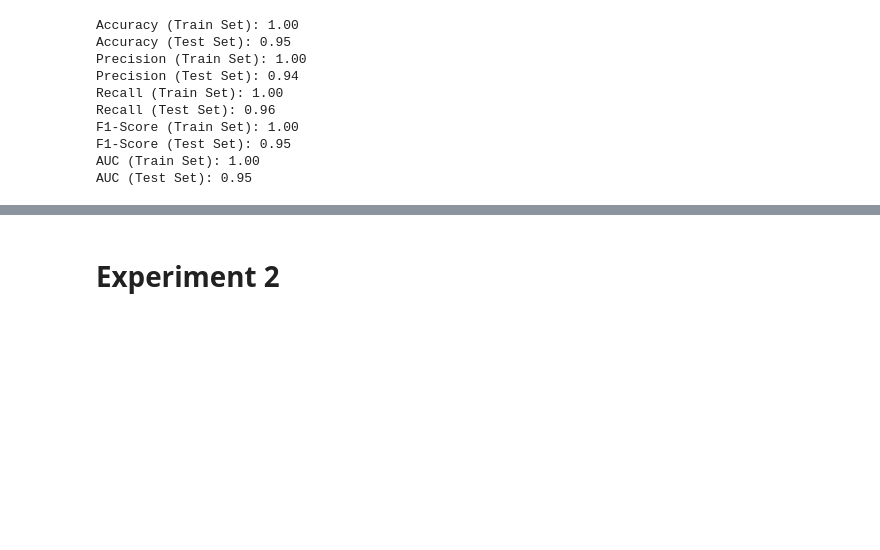
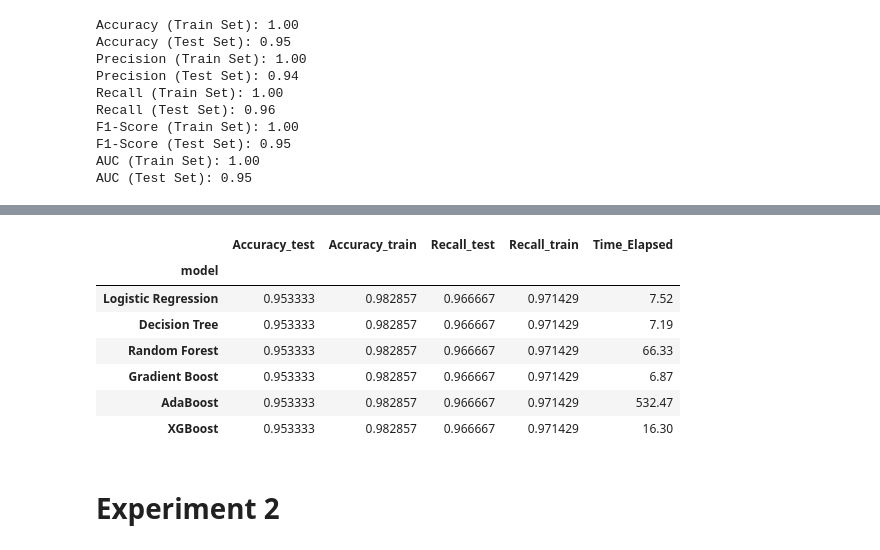
Before and after one commit to audryannoor/Predict-Clicked-Ads-Customer-Classification-by-using-Machine-Learning, a Jupyter notebook: Rafif Noor Audryan_Predict Clicked Ads Customer Classification by using Machine Learning.ipynb, the cells around one changed output, grey strips where cells are left out. Cells and saved outputs as stored; diff of their text form; code cells hidden in the pictures; blank space fills up the shorter version.

```diff
--- a/Rafif Noor Audryan_Predict Clicked Ads Customer Classification by using Machine Learning.ipynb
+++ b/Rafif Noor Audryan_Predict Clicked Ads Customer Classification by using Machine Learning.ipynb
@@ -803,0 +845,7 @@ AUC (Test Set): 0.94
+# %%
+from xgboost import XGBClassifier, XGBRegressor
+xg = XGBClassifier(random_state=24)
+xg.fit(X_train, y_train)
+y_train_pred = xg.predict(X_train)
+y_pred = xg.predict(X_test)
+eval_classification(xg, y_train_pred,y_pred,y_train,y_test)
@@ -803,0 +904,12 @@ AUC (Test Set): 0.94
+# %%
+models_dict = {}
+models_dict["Logistic Regression"] = logreg_tuned
+models_dict["Decision Tree"] = dtc_tuned
+models_dict["Random Forest"] = rfc_tuned
+models_dict["Gradient Boost"] = gbc_tuned
+models_dict["AdaBoost"] = ab_tuned
+models_dict["XGBoost"] = xg_tuned
+# %%
+for model_name, model in models_dict.items():
+    print(f"Training model {model_name}")
+    %time model.fit(X_train,y_train)
@@ -804,3 +966,51 @@ AUC (Test Set): 0.94
+# %%
+# create list to append evaluation metrics train
+precision_train = []
+recall_train = []
+accuracy_train = []
+confusion_m_train = []
+
+# calculate error train
+for y_pred in train_prediction_results:
+    precision_train.append(precision_score(y_train, y_train_pred))
+    recall_train.append(recall_score(y_train, y_train_pred))
+    accuracy_train.append(accuracy_score(y_train, y_train_pred))
+    confusion_m_train.append(confusion_matrix(y_train, y_train_pred))
+
+# create list to append evaluation metrics train
+precision_test = []
+recall_test = []
+accuracy_test = []
+confusion_m_test = []
+
+# calculate error train
+for y_pred in test_prediction_results:
+    precision_test.append(precision_score(y_test, y_test_pred))
+    recall_test.append(recall_score(y_test, y_test_pred))
+    accuracy_test.append(accuracy_score(y_test, y_test_pred))
+    confusion_m_test.append(confusion_matrix(y_test, y_test_pred))
+models_name = list(models_dict.keys())
+# create dataframe for model performances
+eval_dict = {
+    'model':models_dict.keys(),
+    'Accuracy_test': accuracy_test,
+    'Accuracy_train': accuracy_train,
+    'Recall_test': recall_test,
+    'Recall_train': recall_train,
+    'Time_Elapsed': train_val_time_elapsed
+}
+df_results1 = pd.DataFrame(data=eval_dict)
+df_results1 = df_results1.set_index("model")
+df_results1.sort_values(['Recall_test','Accuracy_test','Accuracy_train'], ascending = False)
+# %% [output]
+|  | Accuracy_test | Accuracy_train | Recall_test | Recall_train | Time_Elapsed |
+| model |  |  |  |  |  |
+| Logistic Regression | 0.953333 | 0.982857 | 0.966667 | 0.971429 | 7.52 |
+| Decision Tree | 0.953333 | 0.982857 | 0.966667 | 0.971429 | 7.19 |
+| Random Forest | 0.953333 | 0.982857 | 0.966667 | 0.971429 | 66.33 |
+| Gradient Boost | 0.953333 | 0.982857 | 0.966667 | 0.971429 | 6.87 |
+| AdaBoost | 0.953333 | 0.982857 | 0.966667 | 0.971429 | 532.47 |
+| XGBoost | 0.953333 | 0.982857 | 0.966667 | 0.971429 | 16.30 |
 # %% [markdown]
 # Experiment 2
 # %%
```
Also changed, not shown: parts of 103 cells of this notebook.
